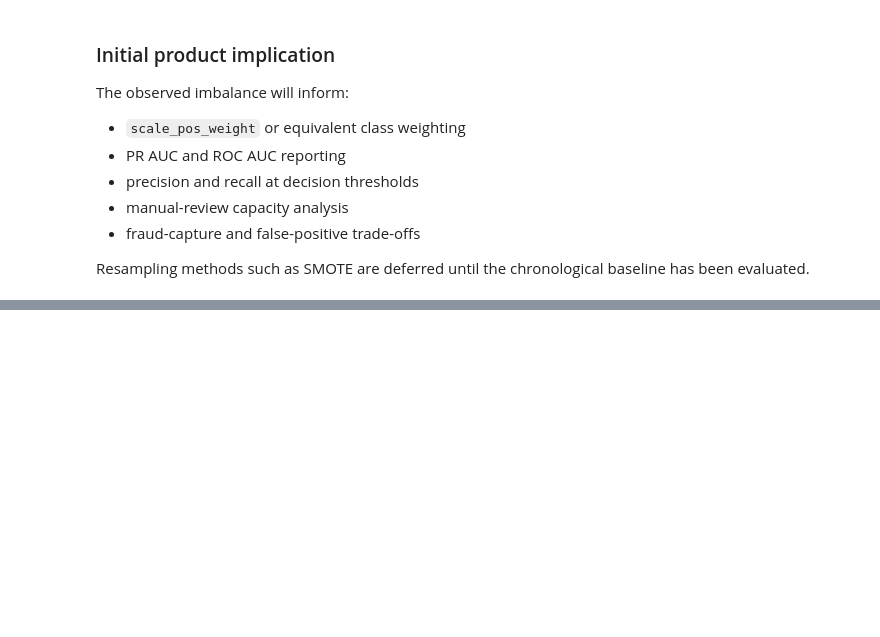
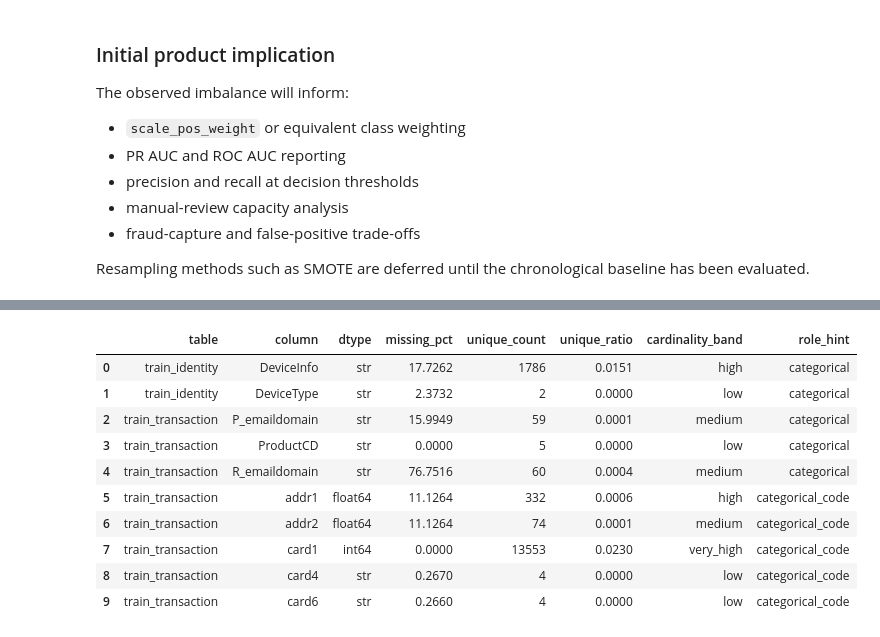
Before and after one commit to kivancfk/riskflow-payguard, a Jupyter notebook: notebooks/01_eda.ipynb, the cells around one changed output, grey strips where cells are left out. Drawn from its saved outputs; the diff is of its cells as text; code cells hidden in the pictures; blank space fills up the shorter version.

```diff
--- a/notebooks/01_eda.ipynb
+++ b/notebooks/01_eda.ipynb
@@ -225,0 +564,45 @@ has been evaluated.
+# %%
+selected_risk_fields = [
+    "ProductCD",
+    "card1",
+    "card4",
+    "card6",
+    "addr1",
+    "addr2",
+    "P_emaildomain",
+    "R_emaildomain",
+    "DeviceType",
+    "DeviceInfo",
+]
+
+selected_field_profile = (
+    column_profile.loc[
+        column_profile["column"].isin(selected_risk_fields),
+        [
+            "table",
+            "column",
+            "dtype",
+            "missing_pct",
+            "unique_count",
+            "unique_ratio",
+            "cardinality_band",
+            "role_hint",
+        ],
+    ]
+    .sort_values(["table", "column"])
+    .reset_index(drop=True)
+)
+
+display(selected_field_profile)
+# %% [output]
+|  | table | column | dtype | missing_pct | unique_count | unique_ratio | cardinality_band | role_hint |
+| 0 | train_identity | DeviceInfo | str | 17.7262 | 1786 | 0.0151 | high | categorical |
+| 1 | train_identity | DeviceType | str | 2.3732 | 2 | 0.0000 | low | categorical |
+| 2 | train_transaction | P_emaildomain | str | 15.9949 | 59 | 0.0001 | medium | categorical |
+| 3 | train_transaction | ProductCD | str | 0.0000 | 5 | 0.0000 | low | categorical |
+| 4 | train_transaction | R_emaildomain | str | 76.7516 | 60 | 0.0004 | medium | categorical |
+| 5 | train_transaction | addr1 | float64 | 11.1264 | 332 | 0.0006 | high | categorical_code |
+| 6 | train_transaction | addr2 | float64 | 11.1264 | 74 | 0.0001 | medium | categorical_code |
+| 7 | train_transaction | card1 | int64 | 0.0000 | 13553 | 0.0230 | very_high | categorical_code |
+| 8 | train_transaction | card4 | str | 0.2670 | 4 | 0.0000 | low | categorical_code |
+| 9 | train_transaction | card6 | str | 0.2660 | 4 | 0.0000 | low | categorical_code |
```
Also changed, not shown: parts of 6 cells of this notebook.
